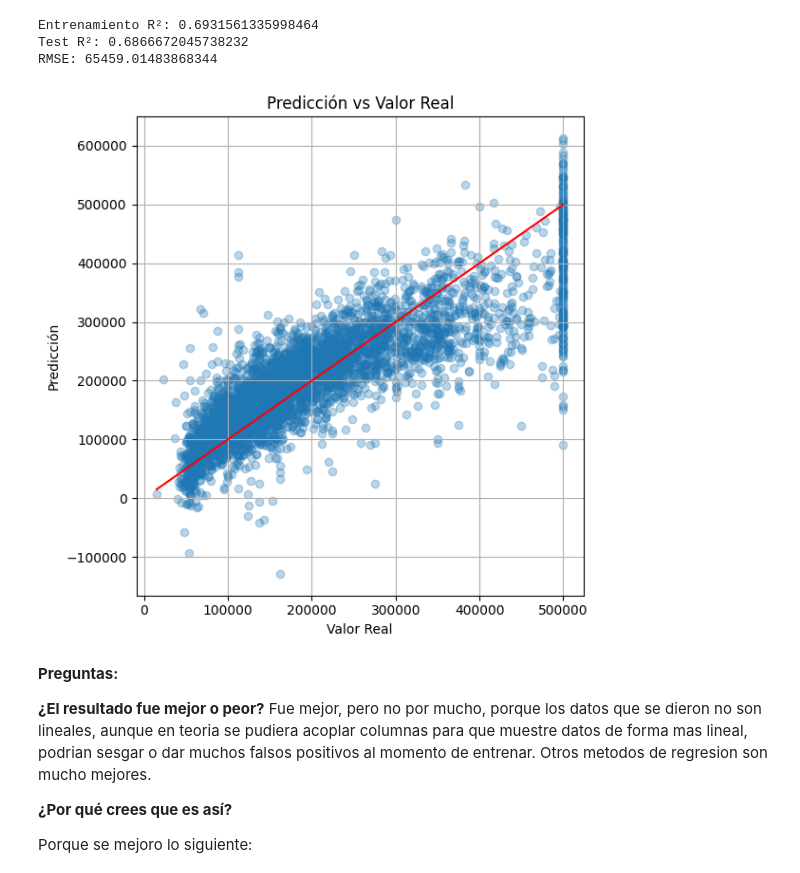
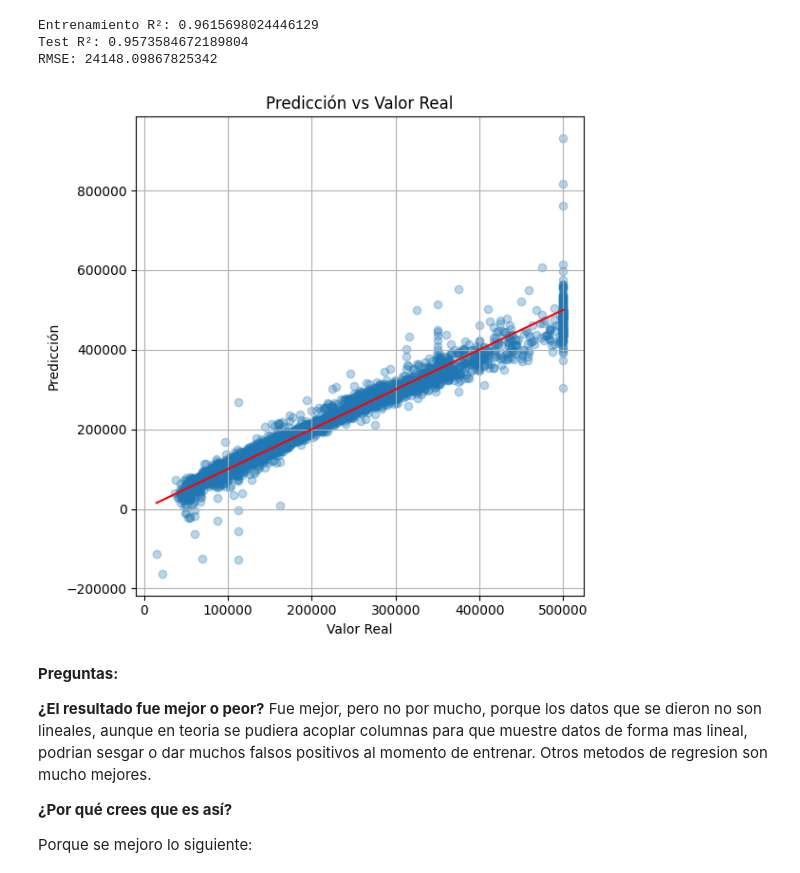
Before and after one commit to PurpleBeetle/IA1900, a Jupyter notebook: IA_Tarea_Tests.ipynb, the cells around one changed output. Saved outputs shown, nothing was run; the diff lists cells and outputs as text; code cells hidden in the pictures.

```diff
--- a/IA_Tarea_Tests.ipynb
+++ b/IA_Tarea_Tests.ipynb
@@ -43,6 +43,7 @@ df['people_per_room'] = df['population'] / df['total_rooms']                   #
 df['households_per_room'] = df['households'] / df['total_rooms']               # Hogares por cuarto
 df['income_times_rooms'] = df['median_income'] * df['total_rooms']             # Ingreso total en relacion con cantidad de cuartos
 df['income_times_bedroom_ratio'] = df['median_income'] * df['bedroom_ratio']   # Ingreso ponderado por relacion de cuartos
+df['house_value_perbedroom_ratio'] = df['median_house_value'] / df['bedroom_ratio'] # El valor de la casa sobre los cuartos
 df['log_total_rooms'] = np.log1p(df['total_rooms'])                            # Logaritmo de total de cuartos (reduce valores extremos)
 df['log_population'] = np.log1p(df['population'])                              # Logaritmo de poblacion (reduce valores extremos)
 
@@ -62,37 +63,37 @@ df['income_level'] = pd.cut(df['median_income'],
 df = pd.get_dummies(df, columns=['income_level'], dtype=int)
 
 # Separamos las variables de entrada (X) de la variable objetivo (y)
 X = df.drop('median_house_value', axis=1)   # Todas las columnas menos el precio de la casa
 y = df['median_house_value']                # Precio de la casa (target)
 
 # Dividimos el dataset en datos de entrenamiento y de prueba (80/20)
 X_train, X_test, y_train, y_test = train_test_split(X, y, test_size=0.2, random_state=42)
 
 # Creamos el modelo de regresion lineal y lo entrenamos con los datos de entrenamiento
 modelo = LinearRegression()
 modelo.fit(X_train, y_train)
 
 # Usamos el modelo para hacer predicciones
 predicciones = modelo.predict(X_test)
 
 print("Entrenamiento R²:", modelo.score(X_train, y_train))
 print("Test R²:", modelo.score(X_test, y_test))
 print("RMSE:", np.sqrt(mean_squared_error(y_test, predicciones)))
 
 plt.figure(figsize=(6,6))
 plt.scatter(y_test, predicciones, alpha=0.3)
 plt.xlabel("Valor Real")
 plt.ylabel("Predicción")
 plt.title("Predicción vs Valor Real")
 plt.plot([y_test.min(), y_test.max()], [y_test.min(), y_test.max()], color='red')
 plt.grid(True)
 plt.tight_layout()
 plt.show()
 # %% [output]
-Entrenamiento R²: 0.6931561335998464
-Test R²: 0.6866672045738232
-RMSE: 65459.01483868344
+Entrenamiento R²: 0.9615698024446129
+Test R²: 0.9573584672189804
+RMSE: 24148.09867825342
-[figure, old version]
+[figure, new version]
 # %% [markdown]
 **Preguntas:**
 
```
